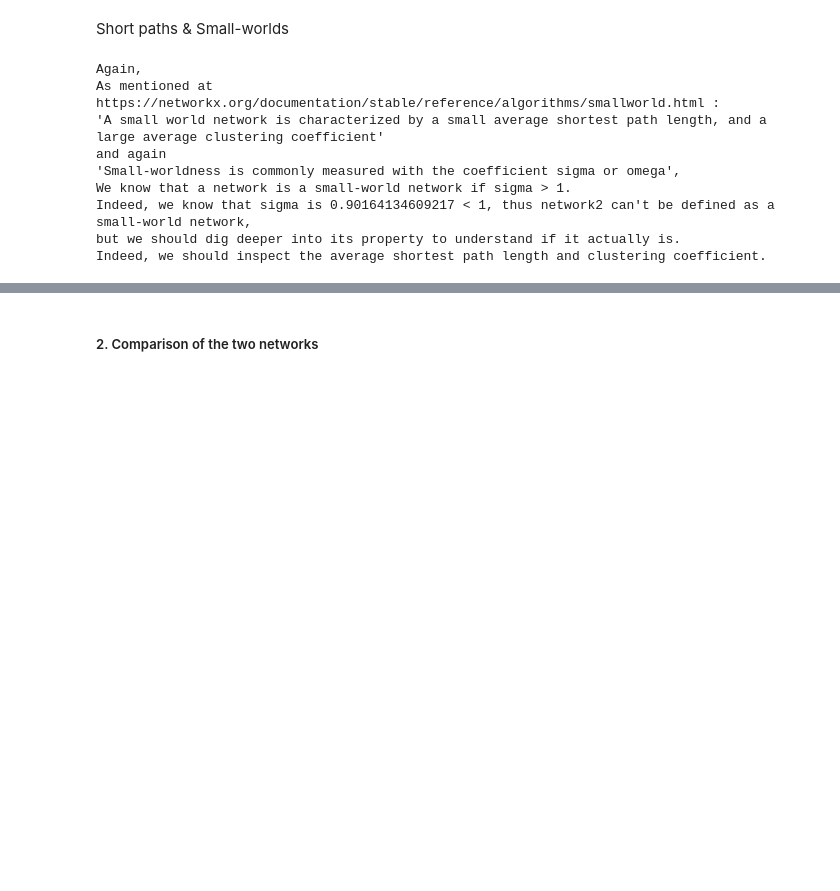
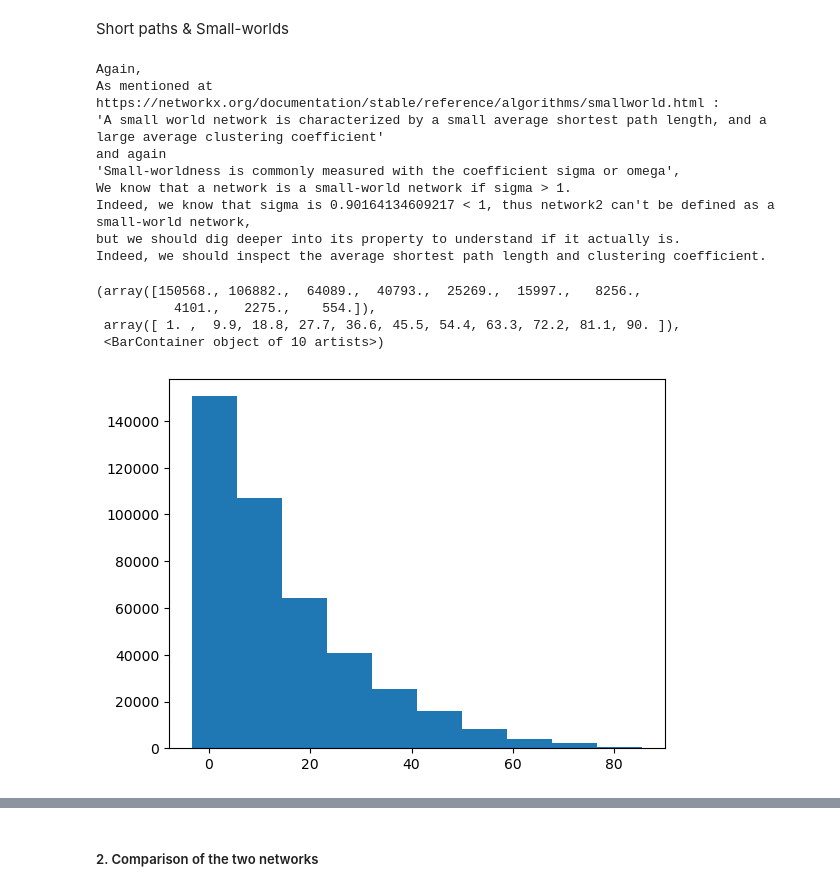
Before and after one commit to Enrico-Benedettini/Internet-Analytics---Lab-2, a Jupyter notebook: assignment/ix-lab2-notebook-part1.ipynb, the cells around one changed output, grey strips where cells are left out. Drawn from its saved outputs; the diff is of its cells as text; code cells hidden in the pictures; blank space fills up the shorter version.

```diff
--- a/assignment/ix-lab2-notebook-part1.ipynb
+++ b/assignment/ix-lab2-notebook-part1.ipynb
@@ -271,31 +284,35 @@ Short paths & Small-worlds
 # %%
 print(f"""
 Again,
 As mentioned at https://networkx.org/documentation/stable/reference/algorithms/smallworld.html :
 'A small world network is characterized by a small average shortest path length, and a large average clustering coefficient'
 and again
 'Small-worldness is commonly measured with the coefficient sigma or omega',
 We know that a network is a small-world network if sigma > 1.
 Indeed, we know that sigma is {sigma} < 1, thus network2 can't be defined as a small-world network,
 but we should dig deeper into its property to understand if it actually is.
 Indeed, we should inspect the average shortest path length and clustering coefficient.
 """)
 
 # We pick the sample size to be 40000, a larger value that for this network it's still possible to evaluate due to its different composition
-# lengths_flat, G_sample = random_sample(G2,4000)
-G_sample = G2
-lengths_flat = list(nx.all_pairs_shortest_path_length(G2))
+lengths_flat, G_sample = random_sample(G2,15000)
+
 plt.hist(lengths_flat, align='left')
 # %% [output]
 Again,
 As mentioned at https://networkx.org/documentation/stable/reference/algorithms/smallworld.html :
 'A small world network is characterized by a small average shortest path length, and a large average clustering coefficient'
 and again
 'Small-worldness is commonly measured with the coefficient sigma or omega',
 We know that a network is a small-world network if sigma > 1.
 Indeed, we know that sigma is 0.90164134609217 < 1, thus network2 can't be defined as a small-world network,
 but we should dig deeper into its property to understand if it actually is.
 Indeed, we should inspect the average shortest path length and clustering coefficient.
+(array([150568., 106882.,  64089.,  40793.,  25269.,  15997.,   8256.,
+          4101.,   2275.,    554.]),
+ array([ 1. ,  9.9, 18.8, 27.7, 36.6, 45.5, 54.4, 63.3, 72.2, 81.1, 90. ]),
+ <BarContainer object of 10 artists>)
+[figure, added]
 # %%
 C = nx.average_clustering(G_sample)
 L = np.average(lengths_flat)
```
Also changed, not shown: parts of 13 cells of this notebook.
